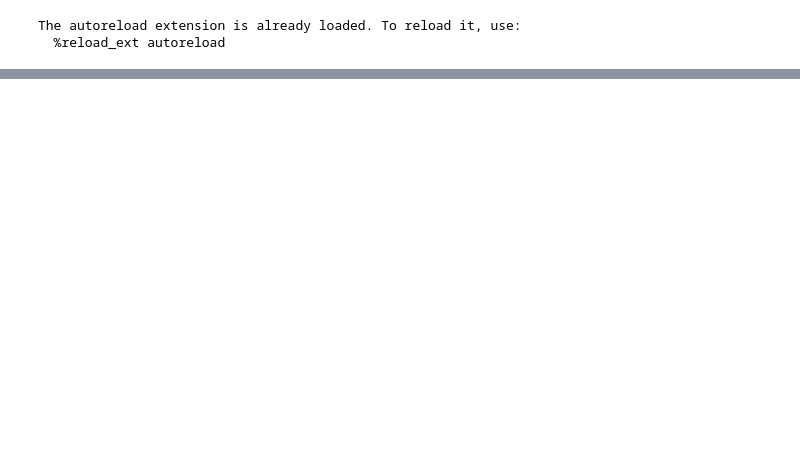
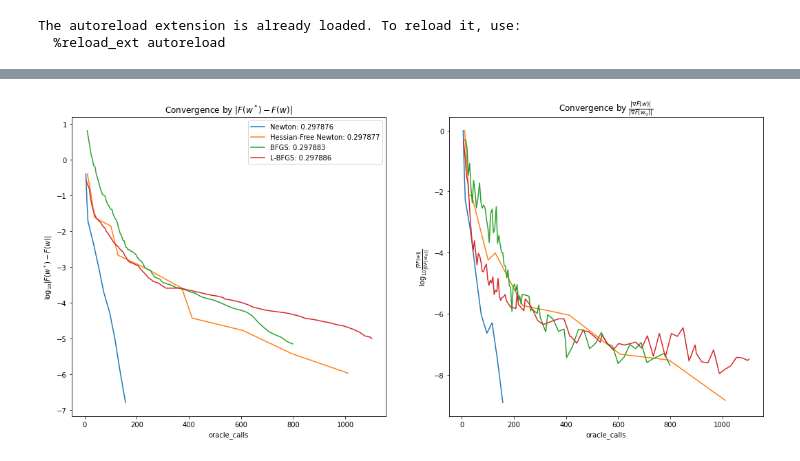
Before and after one commit to Howuhh/hse_optimization, a Jupyter notebook: hw3/bfgs.ipynb, the cells around one changed output, grey strips where cells are left out. Saved outputs shown, nothing was run; the diff lists cells and outputs as text; code cells hidden in the pictures; blank space fills up the shorter version.

```diff
--- a/hw3/bfgs.ipynb
+++ b/hw3/bfgs.ipynb
@@ -152,0 +31,4 @@ Wall time: 355 ms
+# %%
+plot_metric(log, "a1a", "oracle_calls")
+# %% [output]
+[figure, added]
```
Also changed, not shown: parts of 14 cells of this notebook, 8 other files.
